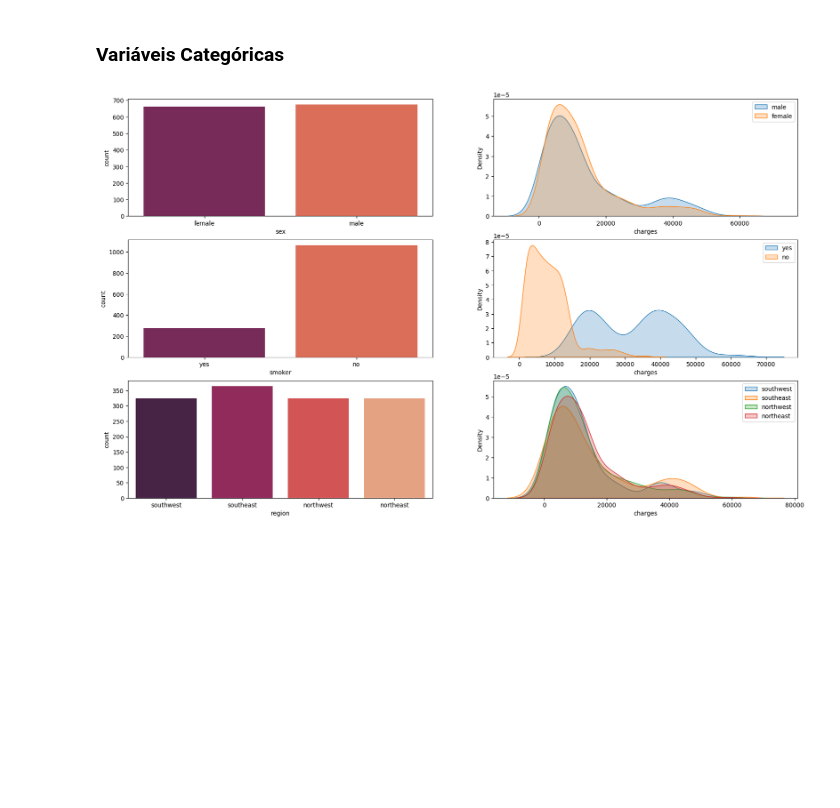
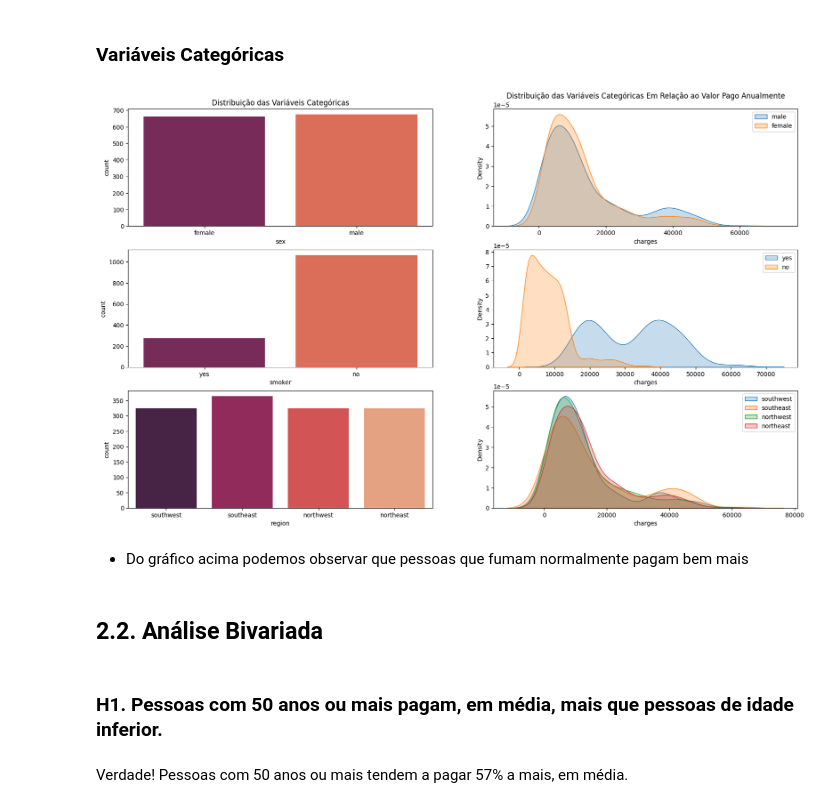
Before and after one commit to joaocalista/insurance_predict, a Jupyter notebook: project.ipynb, the cells around one changed output. Saved outputs shown, nothing was run; the diff lists cells and outputs as text; code cells hidden in the pictures; blank space fills up the shorter version.

```diff
--- a/project.ipynb
+++ b/project.ipynb
@@ -158,11 +246,11 @@ fig.show()
 # %% [markdown]
 ### Variáveis Categóricas
 # %%
-plt.figure(figsize=(20,12))
+plt.figure(figsize=(20,12), )
 
 #sex
 plt.subplot(3,2,1)
-sns.countplot(data= df2, x = 'sex', palette='rocket')
+sns.countplot(data= df2, x = 'sex', palette='rocket').set(title='Distribuição das Variáveis Categóricas')
 
 plt.subplot(3,2,2)
 sns.kdeplot(data=df2[df2['sex'] == 'male']['charges'],
@@ -171,7 +259,7 @@ sns.kdeplot(data=df2[df2['sex'] == 'male']['charges'],
 
 sns.kdeplot(data=df2[df2['sex'] == 'female']['charges'],
             fill=True,
-            label='female')
+            label='female').set(title='Distribuição das Variáveis Categóricas Em Relação ao Valor Pago Anualmente')
 
 plt.legend()
 
@@ -186,31 +274,39 @@ sns.kdeplot(data=df2[df2['smoker'] == 'yes']['charges'],
 
 sns.kdeplot(data=df2[df2['smoker'] == 'no']['charges'],
             fill=True,
             label='no')
 
 plt.legend()
 
 #region
 plt.subplot(3,2,5)
 sns.countplot(data= df2, x = 'region', palette='rocket')
 
 plt.subplot(3,2,6)
 sns.kdeplot(data=df2[df2['region'] == 'southwest']['charges'],
             fill=True,
             label='southwest')
 
 sns.kdeplot(data=df2[df2['region'] == 'southeast']['charges'],
             fill=True,
             label='southeast')
 
 sns.kdeplot(data=df2[df2['region'] == 'northwest']['charges'],
             fill=True,
             label='northwest')
 
 sns.kdeplot(data=df2[df2['region'] == 'northeast']['charges'],
             fill=True,
             label='northeast')
 
 plt.legend();
 # %% [output]
-[figure, old version]
+[figure, new version]
+# %% [markdown]
+- Do gráfico acima podemos observar que pessoas que fumam normalmente pagam bem mais
+# %% [markdown]
+## 2.2. Análise Bivariada
+# %% [markdown]
+### H1. Pessoas com 50 anos ou mais pagam, em média, mais que pessoas de idade inferior.
+# %% [markdown]
+Verdade! Pessoas com 50 anos ou mais tendem a pagar 57% a mais, em média.
```
Also changed, not shown: parts of 85 cells of this notebook, 4 other files.
